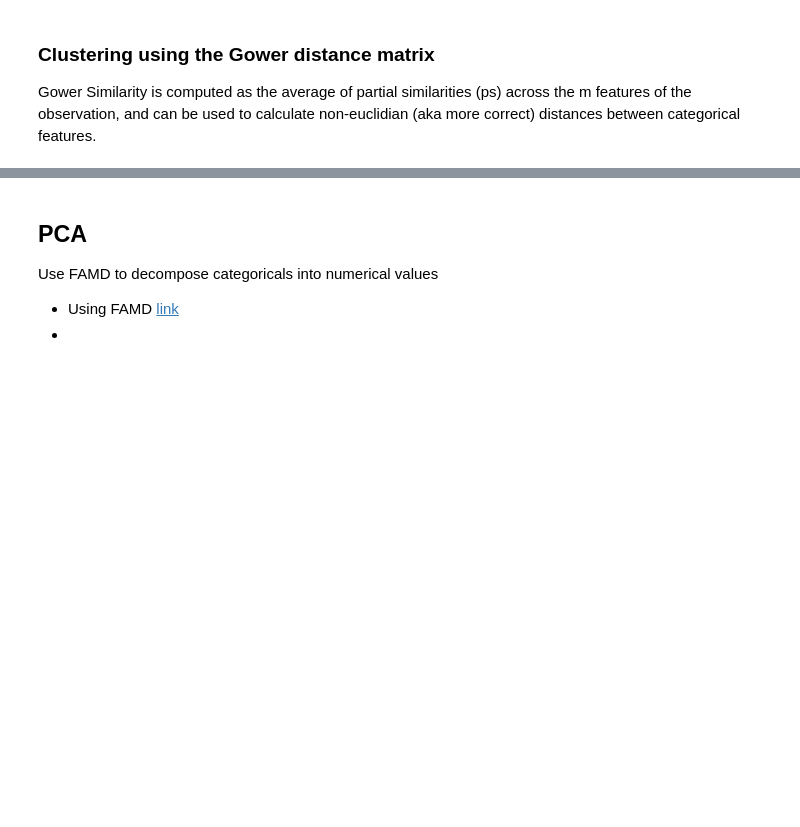
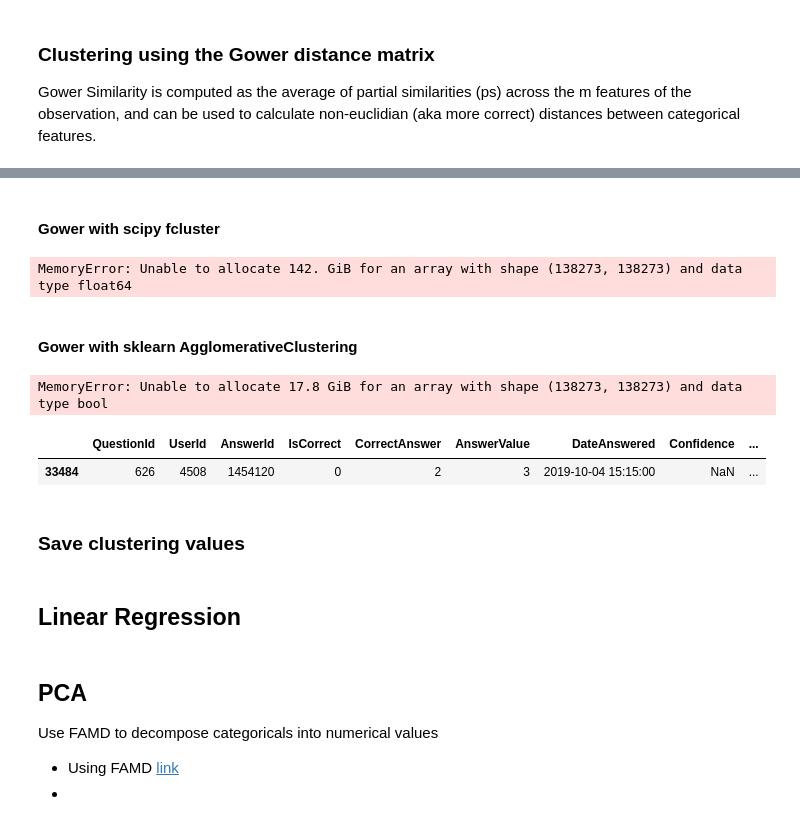
Before and after one commit to CUBoulder-DS/CSCI-5502-Final-Report, a Jupyter notebook: src/Fitmodels_Analysis_Testing.ipynb, the cells around one changed output, grey strips where cells are left out. Cells and saved outputs as stored; diff of their text form; code cells hidden in the pictures; blank space fills up the shorter version.

```diff
--- a/src/Fitmodels_Analysis_Testing.ipynb
+++ b/src/Fitmodels_Analysis_Testing.ipynb
@@ -162,5 +175,29 @@ KeyboardInterrupt:
+# %% [markdown]
+#### Gower with scipy fcluster
 # %%
 cluster_linkages = linkage(gower_dists)
 clusters = fcluster(cluster_linkages, t=3, criterion='maxclust')
 
-cluster
+clusters
+# %% [output]
+MemoryError: Unable to allocate 142. GiB for an array with shape (138273, 138273) and data type float64
+# %% [markdown]
+#### Gower with sklearn AgglomerativeClustering
+# %%
+# Memory of computing ~100K clustering too much, need to provide temp dir
+with tempfile.TemporaryDirectory() as dir:
+    model_single = AgglomerativeClustering(n_clusters=3, linkage='single', metric='precomputed', memory=dir)
+    clusters_lsingle = model_single.fit_predict(gower_dists)
+clusters_lsingle
+# %% [output]
+MemoryError: Unable to allocate 17.8 GiB for an array with shape (138273, 138273) and data type bool
+# %%
+df_total[["QuestionId", "UserId"]].value_counts()
+
+df_total[(df_total["QuestionId"] == 626) & (df_total["UserId"] == 4508)]
+# pd.DataFrame(df_total[cluster_cols].drop(columns="DateAnswered").value_counts(dropna=False)).reset_index()
+# %% [output]
+|  | QuestionId | UserId | AnswerId | IsCorrect | CorrectAnswer | AnswerValue | DateAnswered | Confidence | ... |
+| 33484 | 626 | 4508 | 1454120 | 0 | 2 | 3 | 2019-10-04 15:15:00 | NaN | ... |
+# %% [markdown]
+### Save clustering values
@@ -167,3 +210,5 @@ cluster
+# %% [markdown]
+## Linear Regression
 # %% [markdown]
 ## PCA
 
```
Also changed, not shown: parts of 10 cells of this notebook, 2 other files.
